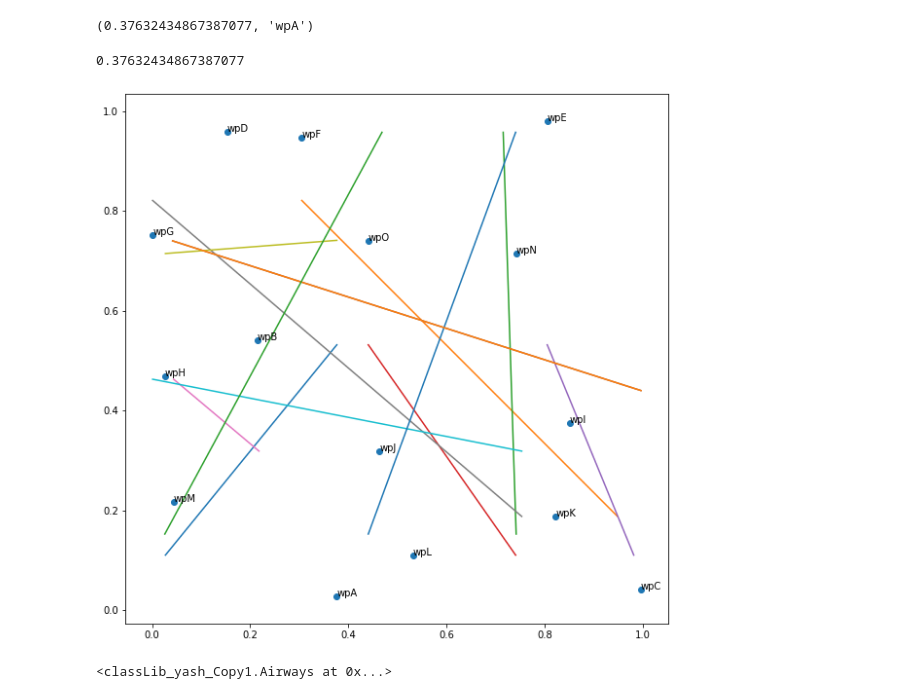
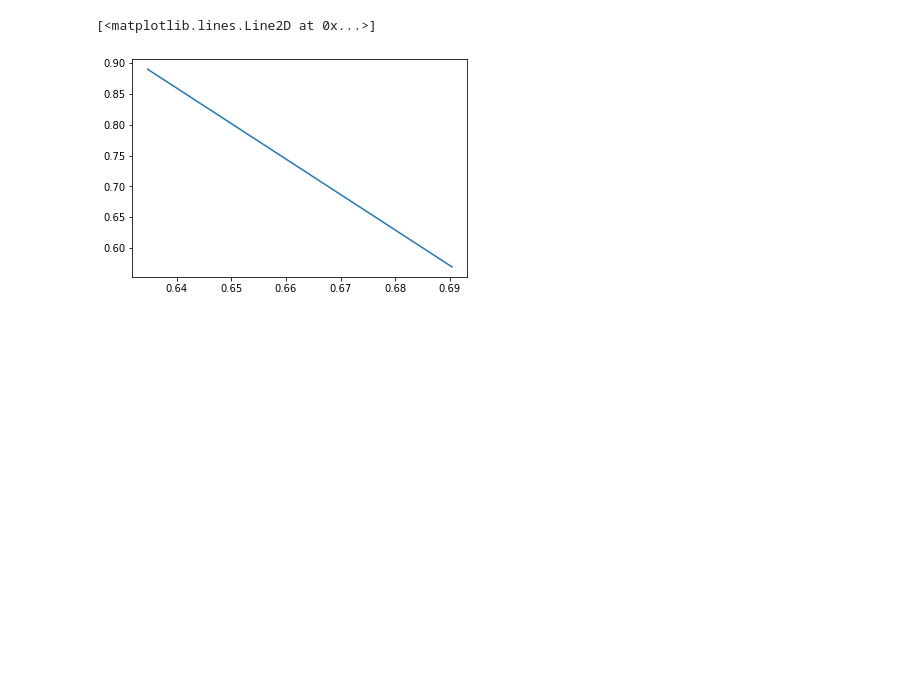
Before and after one commit to tranngocphu/atco-preference-interface, a Jupyter notebook: python-code/snippet_tests_yash.ipynb, the cells around one changed output. Drawn from its saved outputs; the diff is of its cells as text; code cells hidden in the pictures; blank space fills up the shorter version.

```diff
--- a/python-code/snippet_tests_yash.ipynb
+++ b/python-code/snippet_tests_yash.ipynb
@@ -128,8 +176,9 @@ len(waypointList),len(airway_list),len(aircraftList)
+# %%
+c=[0.6347, 0.6904]
+d=[0.8899, 0.5693]
+plt.plot(c,d)
+# %% [output]
+[<matplotlib.lines.Line2D at 0x...>]
+[figure, added]
 # %%
-airway_list[0].start_wp_x,airway_list[0].start_wp
+[airway_list[0].start_wp_x,airway_list[0].start_wp_y],airway_list[0].start_wp
-# %% [output]
-(0.37632434867387077, 'wpA')
-# %%
-wps[0].x
-# %% [output]
-0.37632434867387077
@@ -150,15 +184,0 @@ b=[airway_list[i].end_wp_x,airway_list[i].end_wp_y]
-# %%
-fig,ax=plt.subplots(1,1,figsize=(10,10))
-plt.scatter(x,y)
-for i,n in enumerate(names):
-    plt.annotate(n, (x[i],y[i]))
-for i in range(len(airway_list)):
-    a=[airway_list[i].start_wp_x,airway_list[i].start_wp_y]
-    b=[airway_list[i].end_wp_x,airway_list[i].end_wp_y]
-    plt.plot(a,b)
-# %% [output]
-[figure, removed]
-# %%
-airway_list[0]
-# %% [output]
-<classLib_yash_Copy1.Airways at 0x...>
```
Also changed, not shown: parts of 24 cells of this notebook, 1 other file.
